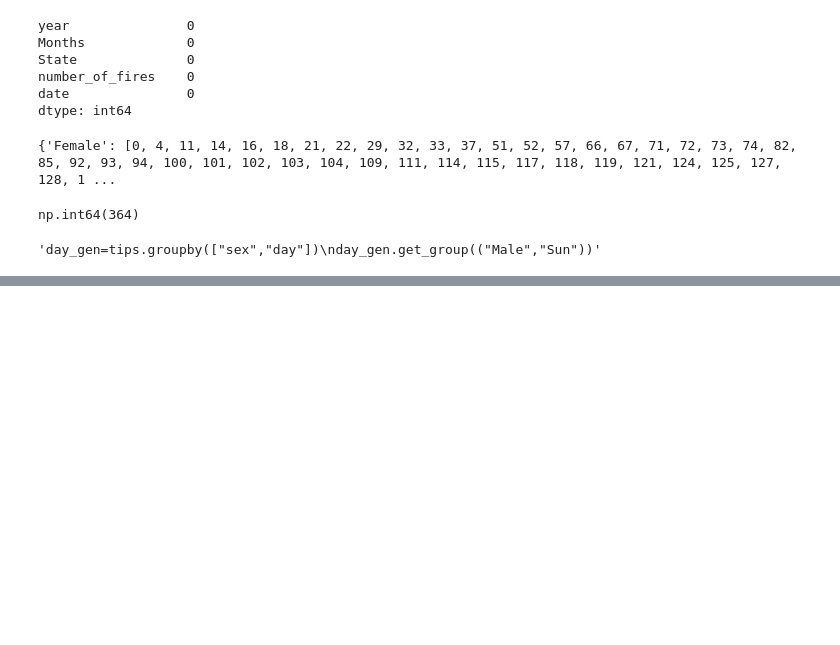
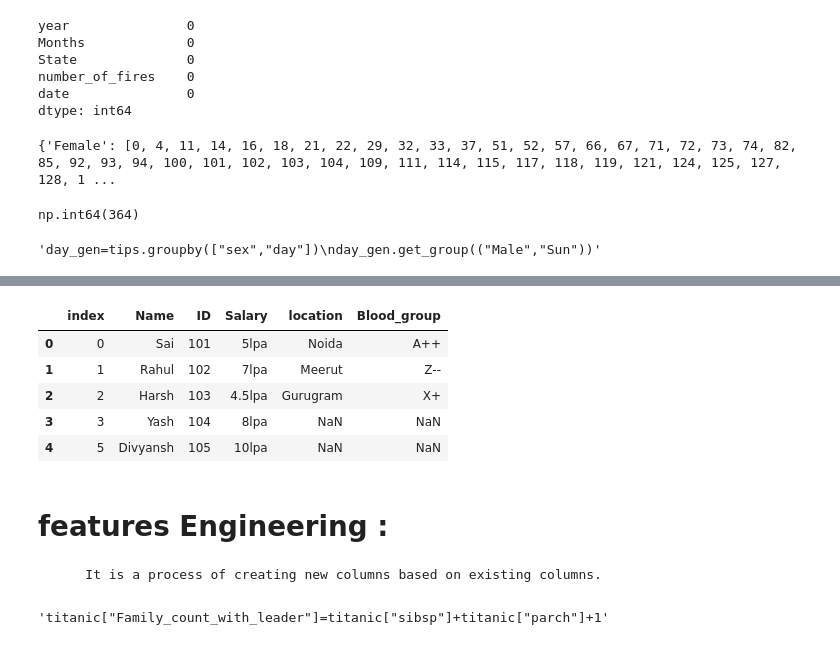
Before and after one commit to Amandeep006/QSPIDER-, a Jupyter notebook: pylab/pan.ipynb, the cells around one changed output, grey strips where cells are left out. Cells and saved outputs as stored; diff of their text form; code cells hidden in the pictures; blank space fills up the shorter version.

```diff
--- a/pylab/pan.ipynb
+++ b/pylab/pan.ipynb
@@ -806,0 +830,55 @@ np.float64(20.802542372881355)
+# %%
+# Joins : if we want to fetch the data from two or more different table simmultanously we use join.
+# Types of joins :
+   # 1. Inner join --> matching record both the dataframe
+   # 2. outer join --> matching or unmatching record both the dataframe
+   # 3. left join -->  unmatched record from the  left dataframe along with the matched record
+   # 4. right join ---> unmatched record from the  right dataframe along with the matched record.
+
+
+# Syntax :
+#          pd.merge(var1,var2,on="common_col",how="type_of_join")
+
+# pd.merge(df,df1,on="ID",how="outer")
+# pd.merge(df,df1,on="ID",how="inner")
+# pd.merge(df,df1,on="ID",how="right")
+df2=pd.merge(df,df1,on="ID",how="left")
+# %%
+# df2[(df2["Name"]=="Harsh")&(df2["ID"]==103)]
+df2
+
+# df2[df2["ID"]>=102]
+# %% [output]
+|  | index | Name | ID | Salary | location | Blood_group |
+| 0 | 0 | Sai | 101 | 5lpa | Noida | A++ |
+| 1 | 1 | Rahul | 102 | 7lpa | Meerut | Z-- |
+| 2 | 2 | Harsh | 103 | 4.5lpa | Gurugram | X+ |
+| 3 | 3 | Yash | 104 | 8lpa | NaN | NaN |
+| 4 | 5 | Divyansh | 105 | 10lpa | NaN | NaN |
+# %% [markdown]
+# features Engineering :
+        It is a process of creating new columns based on existing columns.
+# %%
+titanic
+
+
+# syntax : var["new_col"]=new_value
+# count of family memeber present in each family excluding the family leader.
+"""titanic["Family_count_without_leader"]=titanic["sibsp"]+titanic["parch"]"""
+
+
+# count of family memeber present in each family including the family leader.
+"""titanic["Family_count_with_leader"]=titanic["sibsp"]+titanic["parch"]+1"""
+
+
+
+# titanic.drop(column="family",axis=1)
+# Fetch the family surname
+# titanic["family"]=titanic["name"]
+
+# Using pandas:
+# ti["family_name"]=titanic["name"].str.strip(",").str[0]
+
+# titanic.head()
+# %% [output]
+'titanic["Family_count_with_leader"]=titanic["sibsp"]+titanic["parch"]+1'
```
Also changed, not shown: parts of 4 cells of this notebook, 1 other file.
